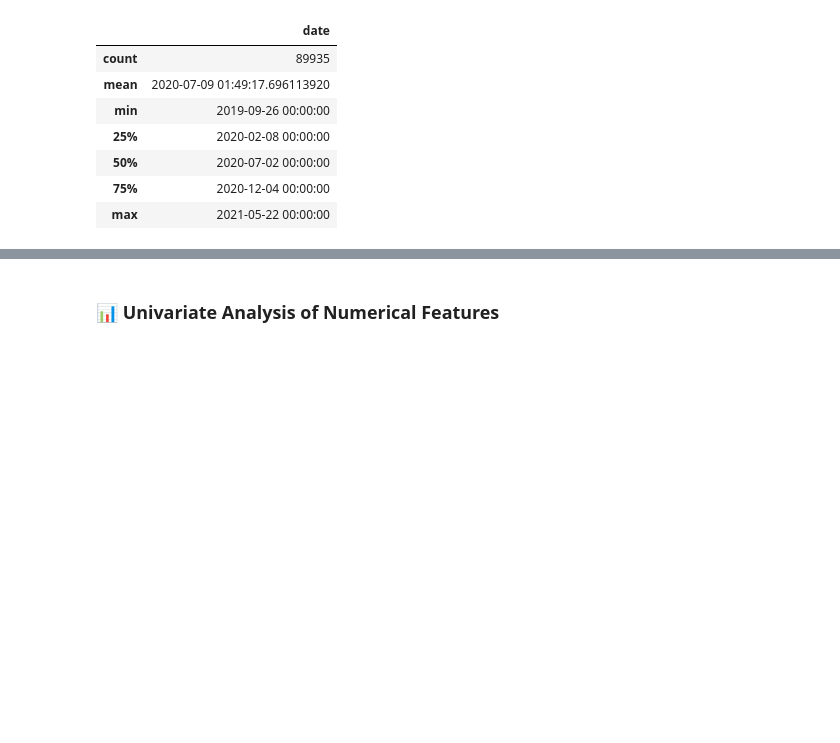
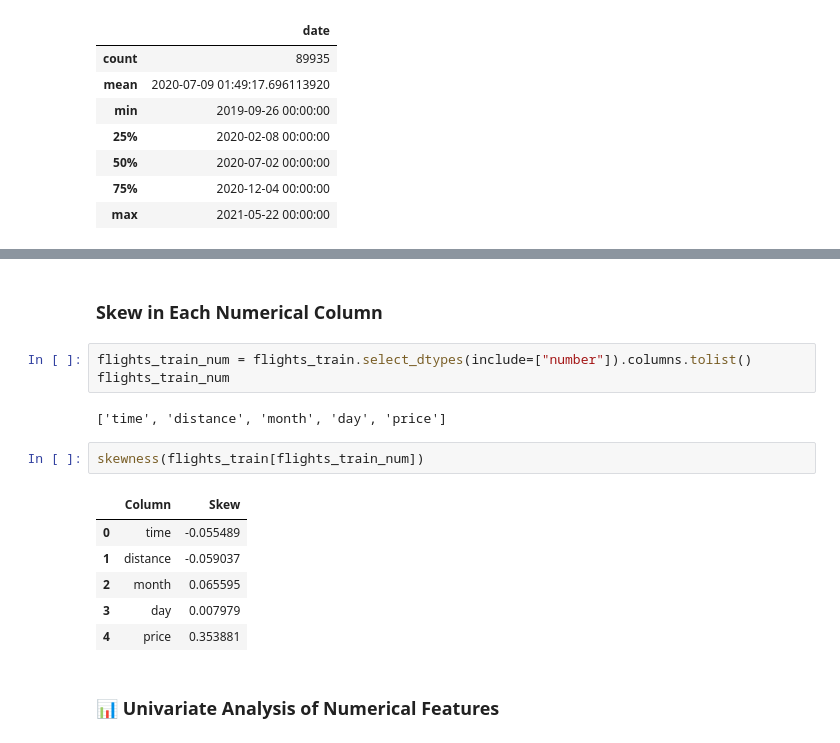
Before and after one commit to dakshvanshaj/flights-price-prediction-mlops, a Jupyter notebook: Notebooks/flights_eda.ipynb, the cells around one changed output, grey strips where cells are left out. Drawn from its saved outputs; the diff is of its cells as text; blank space fills up the shorter version.

```diff
--- a/Notebooks/flights_eda.ipynb
+++ b/Notebooks/flights_eda.ipynb
@@ -661,3 +667,19 @@ flights_num_train = flights_train[["time", "distance", "date", "month", "day", "
+# %% [markdown]
+### **Skew in Each Numerical Column**
+# %%
+flights_train_num = flights_train.select_dtypes(include=["number"]).columns.tolist()
+flights_train_num
+# %% [output]
+['time', 'distance', 'month', 'day', 'price']
+# %%
+skewness(flights_train[flights_train_num])
+# %% [output]
+|  | Column | Skew |
+| 0 | time | -0.055489 |
+| 1 | distance | -0.059037 |
+| 2 | month | 0.065595 |
+| 3 | day | 0.007979 |
+| 4 | price | 0.353881 |
 # %% [markdown]
 ### 📊 **Univariate Analysis of Numerical Features**
 # %% [markdown]
```
Also changed, not shown: parts of 11 cells of this notebook.
